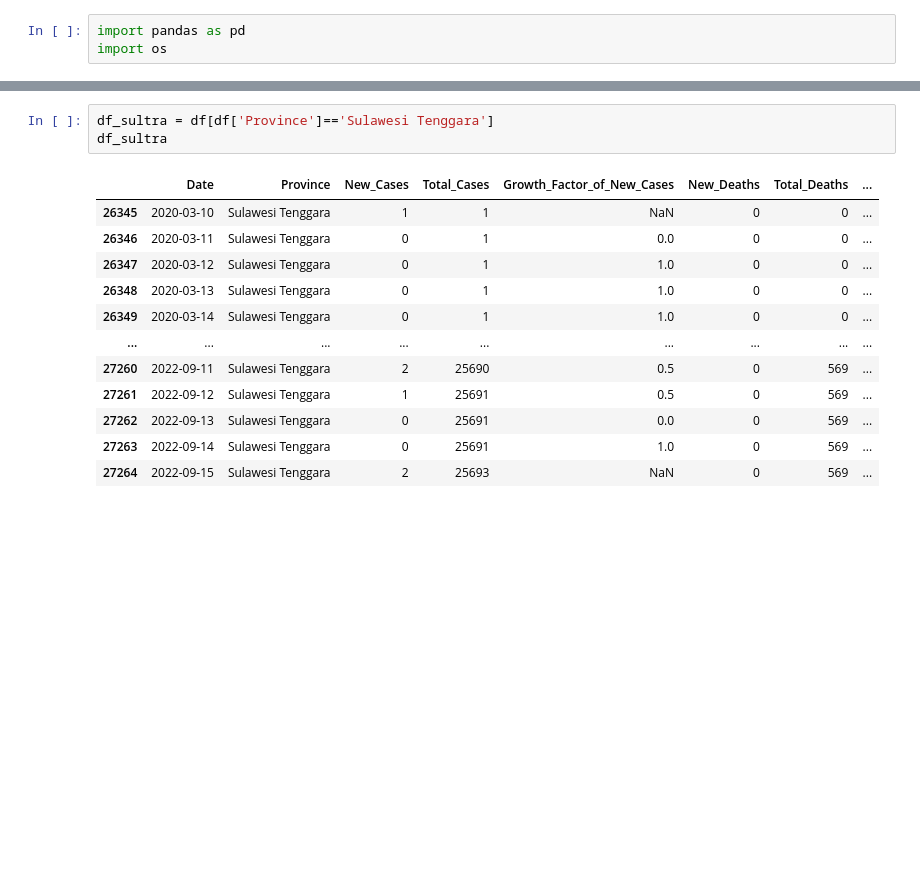
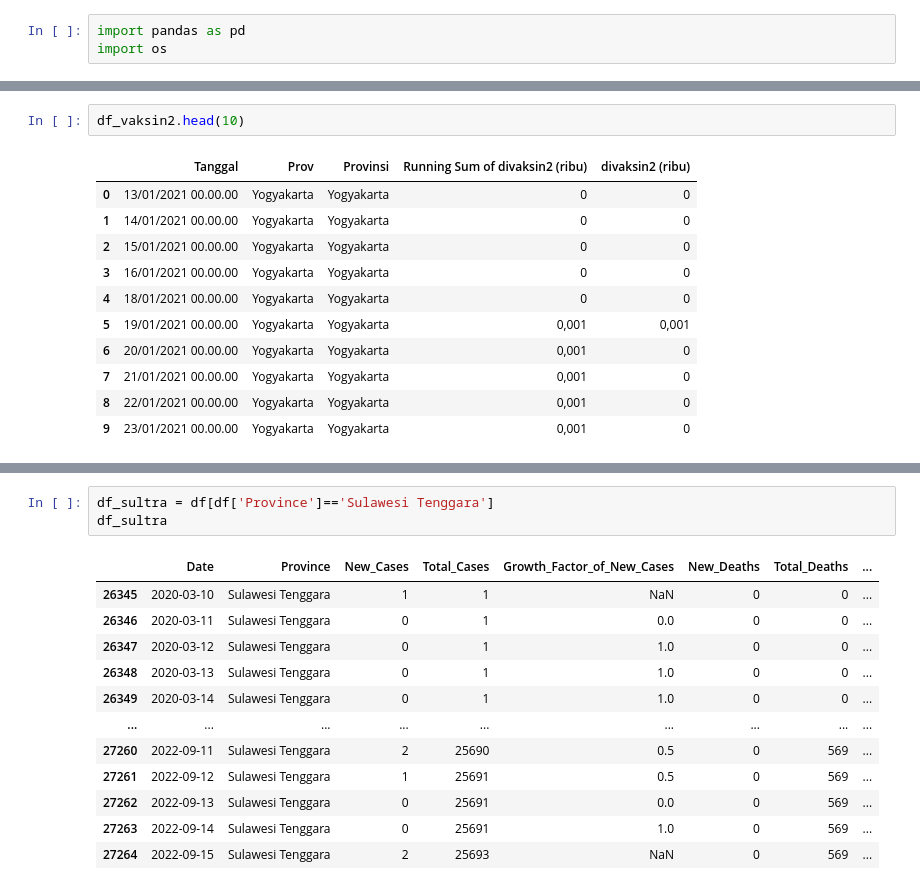
Before and after one commit to rahilaode/Vaccination-and-Mortality-Rate-Speed-of-Covid-19-in-2022, a Jupyter notebook: Pengaruh antara Vaksinasi dengan Angka Kematian Covid-19 pada Lima Provinsi di Indonesia Tahun 2021.ipynb, the cells around one changed output, grey strips where cells are left out. Saved outputs shown, nothing was run; the diff lists cells and outputs as text; blank space fills up the shorter version.

```diff
--- a/Pengaruh antara Vaksinasi Dosis 1 dengan Angka Kematian Covid-19 pada Lima Provinsi di Indonesia Tahun 2021.ipynb
+++ b/Pengaruh antara Vaksinasi dengan Angka Kematian Covid-19 pada Lima Provinsi di Indonesia Tahun 2021.ipynb
@@ -22,0 +56,14 @@ df.head()
+# %%
+df_vaksin2.head(10)
+# %% [output]
+|  | Tanggal | Prov | Provinsi | Running Sum of divaksin2 (ribu) | divaksin2 (ribu) |
+| 0 | 13/01/2021 00.00.00 | Yogyakarta | Yogyakarta | 0 | 0 |
+| 1 | 14/01/2021 00.00.00 | Yogyakarta | Yogyakarta | 0 | 0 |
+| 2 | 15/01/2021 00.00.00 | Yogyakarta | Yogyakarta | 0 | 0 |
+| 3 | 16/01/2021 00.00.00 | Yogyakarta | Yogyakarta | 0 | 0 |
+| 4 | 18/01/2021 00.00.00 | Yogyakarta | Yogyakarta | 0 | 0 |
+| 5 | 19/01/2021 00.00.00 | Yogyakarta | Yogyakarta | 0,001 | 0,001 |
+| 6 | 20/01/2021 00.00.00 | Yogyakarta | Yogyakarta | 0,001 | 0 |
+| 7 | 21/01/2021 00.00.00 | Yogyakarta | Yogyakarta | 0,001 | 0 |
+| 8 | 22/01/2021 00.00.00 | Yogyakarta | Yogyakarta | 0,001 | 0 |
+| 9 | 23/01/2021 00.00.00 | Yogyakarta | Yogyakarta | 0,001 | 0 |
```
Also changed, not shown: parts of 29 cells of this notebook, 6 other files.
